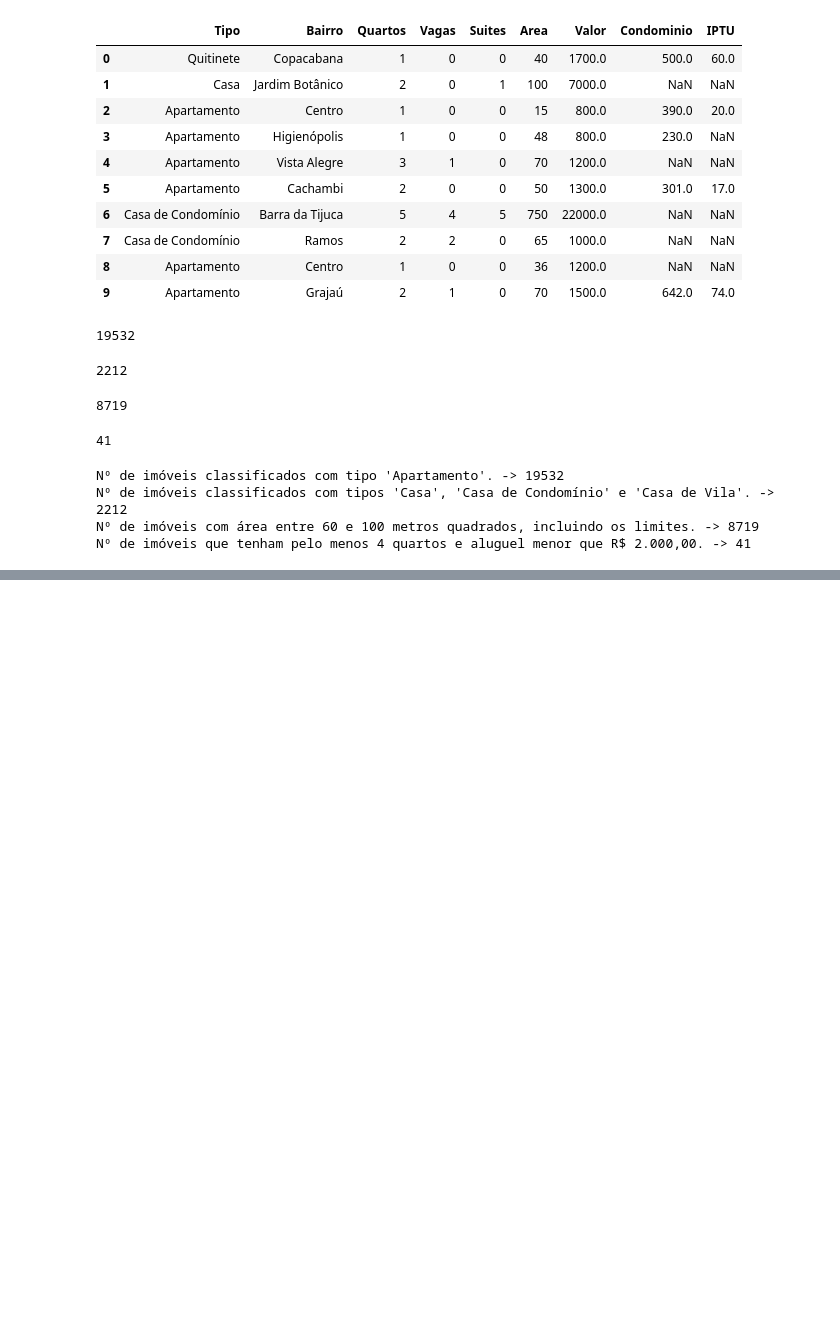
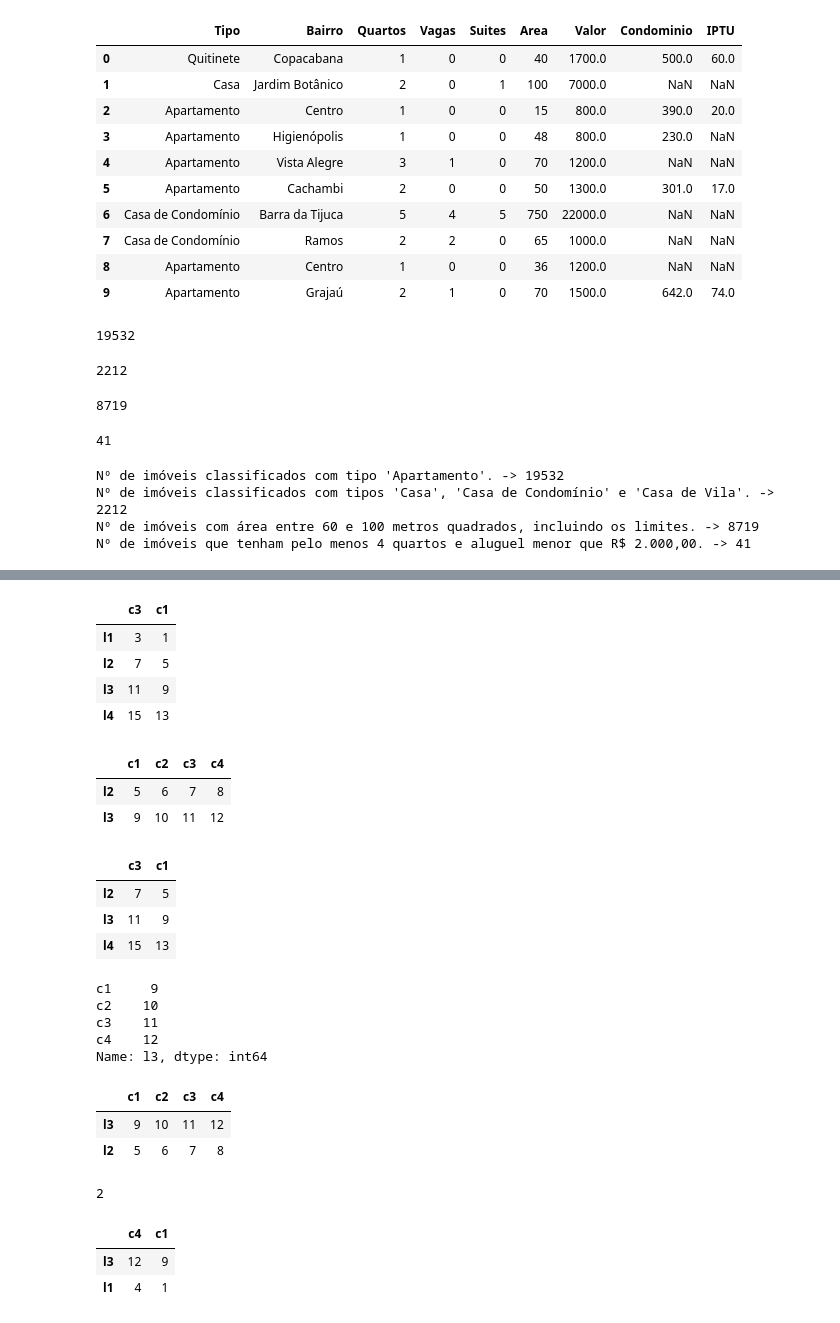
Before and after one commit to matheuspdf/data_science, a Jupyter notebook: Python Pandas_tratando e analisando dados/Base_de_dados.ipynb, the cells around one changed output, grey strips where cells are left out. Cells and saved outputs as stored; diff of their text form; code cells hidden in the pictures; blank space fills up the shorter version.

```diff
--- a/Python Pandas_tratando e analisando dados/Base_de_dados.ipynb
+++ b/Python Pandas_tratando e analisando dados/Base_de_dados.ipynb
@@ -746,0 +781,47 @@ Nº de imóveis que tenham pelo menos 4 quartos e aluguel menor que R$ 2.000,00.
+# %%
+df[['c3', 'c1']]
+# %% [output]
+|  | c3 | c1 |
+| l1 | 3 | 1 |
+| l2 | 7 | 5 |
+| l3 | 11 | 9 |
+| l4 | 15 | 13 |
+# %%
+df[:] # seleciona todas as linhas
+df[1:] #seleciona todas a partir do index 1
+df[1:3] #seleciona apenas o index 1 e 2 (exclui o 3)
+# %% [output]
+|  | c1 | c2 | c3 | c4 |
+| l2 | 5 | 6 | 7 | 8 |
+| l3 | 9 | 10 | 11 | 12 |
+# %%
+df[1:][['c3', 'c1']] #seleciona todas as linhas a partir do index 1 e as duas colunas c3 e c1
+# %% [output]
+|  | c3 | c1 |
+| l2 | 7 | 5 |
+| l3 | 11 | 9 |
+| l4 | 15 | 13 |
+# %%
+df.loc['l3'] # cria uma series com as colunas da linha l3
+# %% [output]
+c1     9
+c2    10
+c3    11
+c4    12
+Name: l3, dtype: int64
+# %%
+df.loc[['l3', 'l2']]
+# %% [output]
+|  | c1 | c2 | c3 | c4 |
+| l3 | 9 | 10 | 11 | 12 |
+| l2 | 5 | 6 | 7 | 8 |
+# %%
+df.iloc[0, 1] # pega a referência por índice númerico
+# %% [output]
+2
+# %%
+df.iloc[[2, 0], [3, 0]]
+# %% [output]
+|  | c4 | c1 |
+| l3 | 12 | 9 |
+| l1 | 4 | 1 |
```
Also changed, not shown: parts of 7 cells of this notebook, 5 other files.
